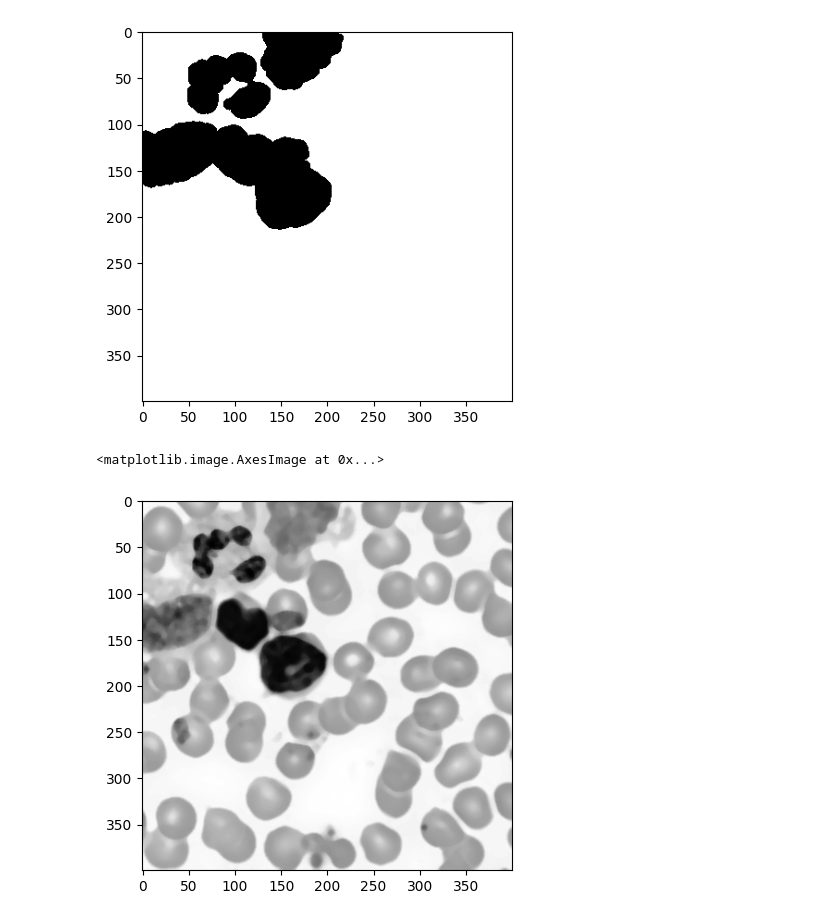
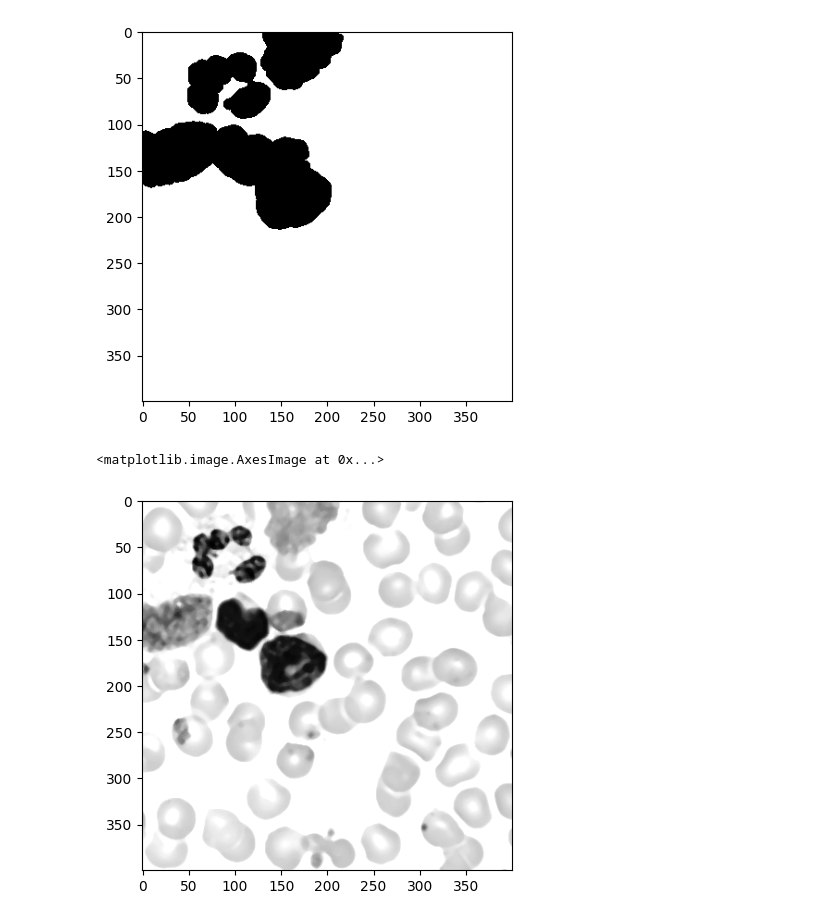
Before and after one commit to vktr274/computer-vision-thresholding, a Jupyter notebook: blood_cells.ipynb, the cells around one changed output. Cells and saved outputs as stored; diff of their text form; code cells hidden in the pictures.

```diff
--- a/blood_cells.ipynb
+++ b/blood_cells.ipynb
@@ -19,3 +19,13 @@ plt.imshow(img, cmap="gray")
 # %% [output]
 <matplotlib.image.AxesImage at 0x...>
 [figure]
+# %%
+new_img = np.zeros(img.shape, img.dtype)
+alpha = 1.2 # contrast
+beta = 0 # brightness
+
+new_img = np.clip(alpha*img + beta, 0, 255)
+new_img = np.uint8(new_img)
+
+img = new_img
+plt.imshow(img, cmap="gray")
@@ -76,9 +90,9 @@ plt.imshow(mask, cmap="gray")
 <matplotlib.image.AxesImage at 0x...>
 [figure]
 # %%
-filtered = cv2.medianBlur(img, 7)
+filtered = cv2.medianBlur(img, 5)
 plt.imshow(filtered, cmap="gray")
 # %% [output]
 <matplotlib.image.AxesImage at 0x...>
-[figure, old version]
+[figure, new version]
 # %%
```
Also changed, not shown: parts of 14 cells of this notebook.
